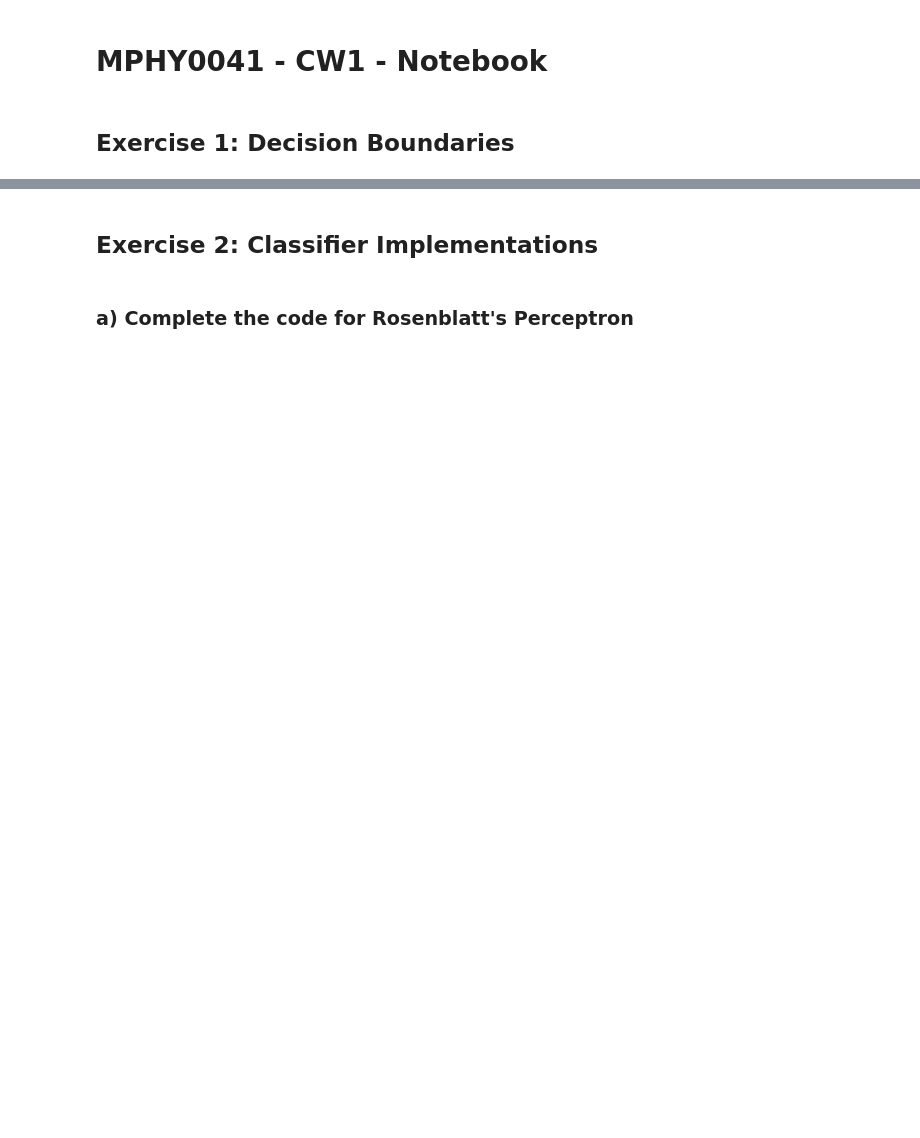
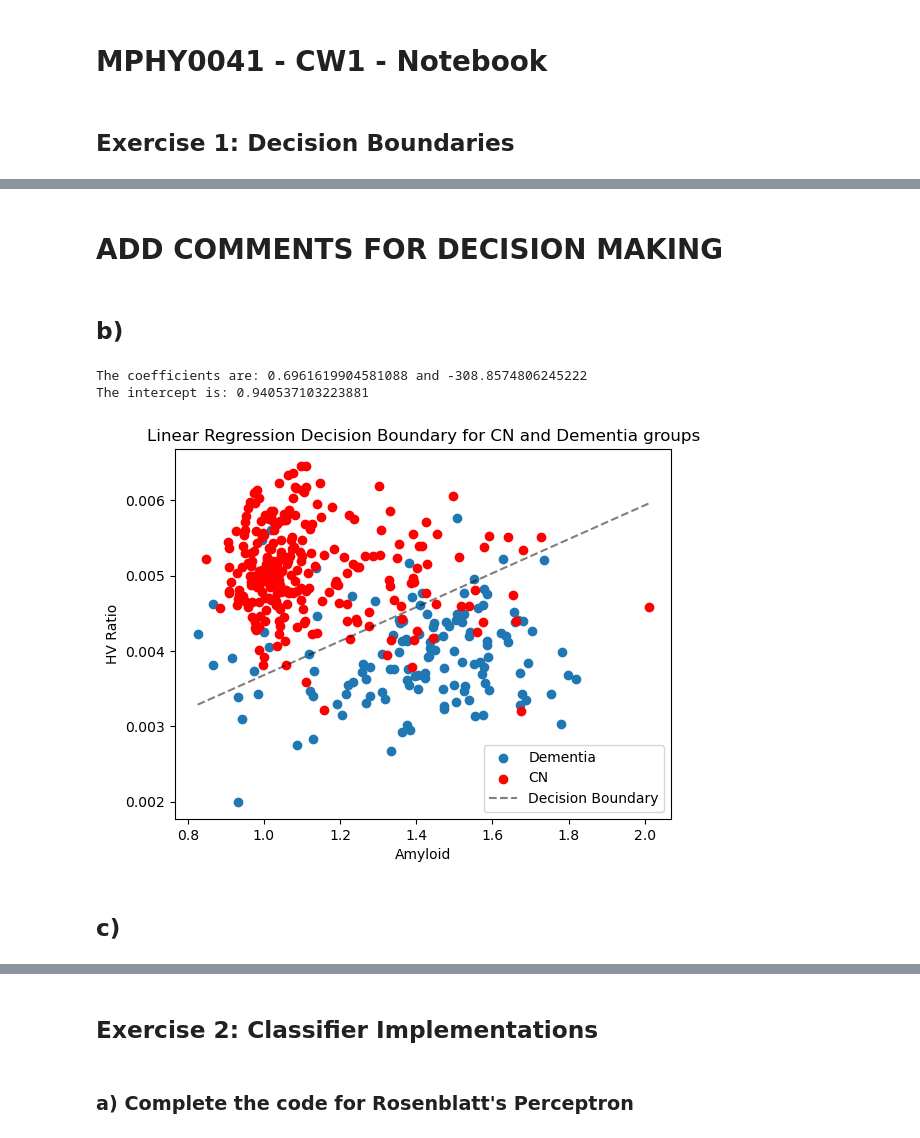
Before and after one commit to NZavas/Machine-Learning, a Jupyter notebook: Notebook_CW1.ipynb, the cells around one changed output, grey strips where cells are left out. Cells and saved outputs as stored; diff of their text form; code cells hidden in the pictures; blank space fills up the shorter version.

```diff
--- a/Notebook_CW1.ipynb
+++ b/Notebook_CW1.ipynb
@@ -154,0 +112,46 @@ Accuracy: 0.8607594936708861
+# %% [markdown]
+# ADD COMMENTS FOR DECISION MAKING
+# %% [markdown]
+## b)
+# %%
+# split the dataset into input (X) and output (y) variables
+X=Dataset_NOMCI.loc[:,'Amyloid':'HV_ratio']
+y=Dataset_NOMCI.Class_ID
+
+#Split the data into train and testing in order to be able to test the accuracy of our model after training
+
+#Set-up the model
+model =LinearRegression()
+#Training the model
+model.fit(X, y)
+
+#Getting intercept and coefficients
+b1,b2 = model.coef_  #coefficients
+b0 = model.intercept_ #intercept
+print("The coefficients are:",b1,"and",b2)
+print("The intercept is:",b0)
+
+#Calculating Decision Boundary for Linear Regression
+x_min = Dataset_NOMCI['Amyloid'].min()
+x_max = Dataset_NOMCI['Amyloid'].max()
+x=np.linspace(x_min,x_max,1000) #creating an array of points
+x_boundary = (-b0-x*b1+0.5)/b2
+
+#plotting the points first
+plt.figure()
+plt.scatter(Dem_df["Amyloid"], Dem_df["HV_ratio"],label="Dementia")
+plt.scatter(CN_df["Amyloid"], CN_df["HV_ratio"], c= "red", label="CN")
+
+#Plotting the line
+plt.plot(x,x_boundary,'--',c = "black", alpha = 0.5, label="Decision Boundary")
+plt.title("Linear Regression Decision Boundary for CN and Dementia groups")
+plt.legend(loc='lower right')
+plt.xlabel("Amyloid")
+plt.ylabel("HV Ratio")
+plt.show()
+# %% [output]
+The coefficients are: 0.6961619904581088 and -308.8574806245222
+The intercept is: 0.940537103223881
+[figure, added]
+# %% [markdown]
+## c)
```
Also changed, not shown: parts of 10 cells of this notebook.
